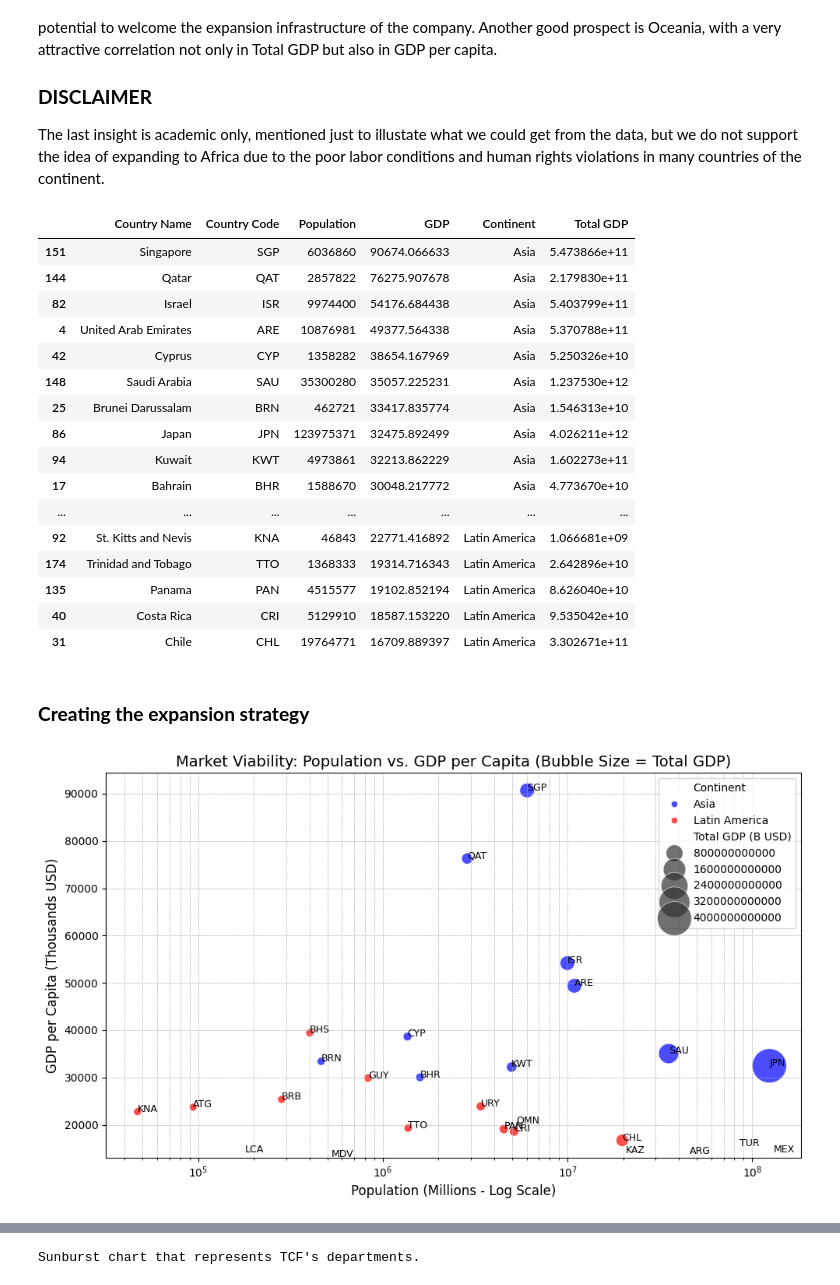
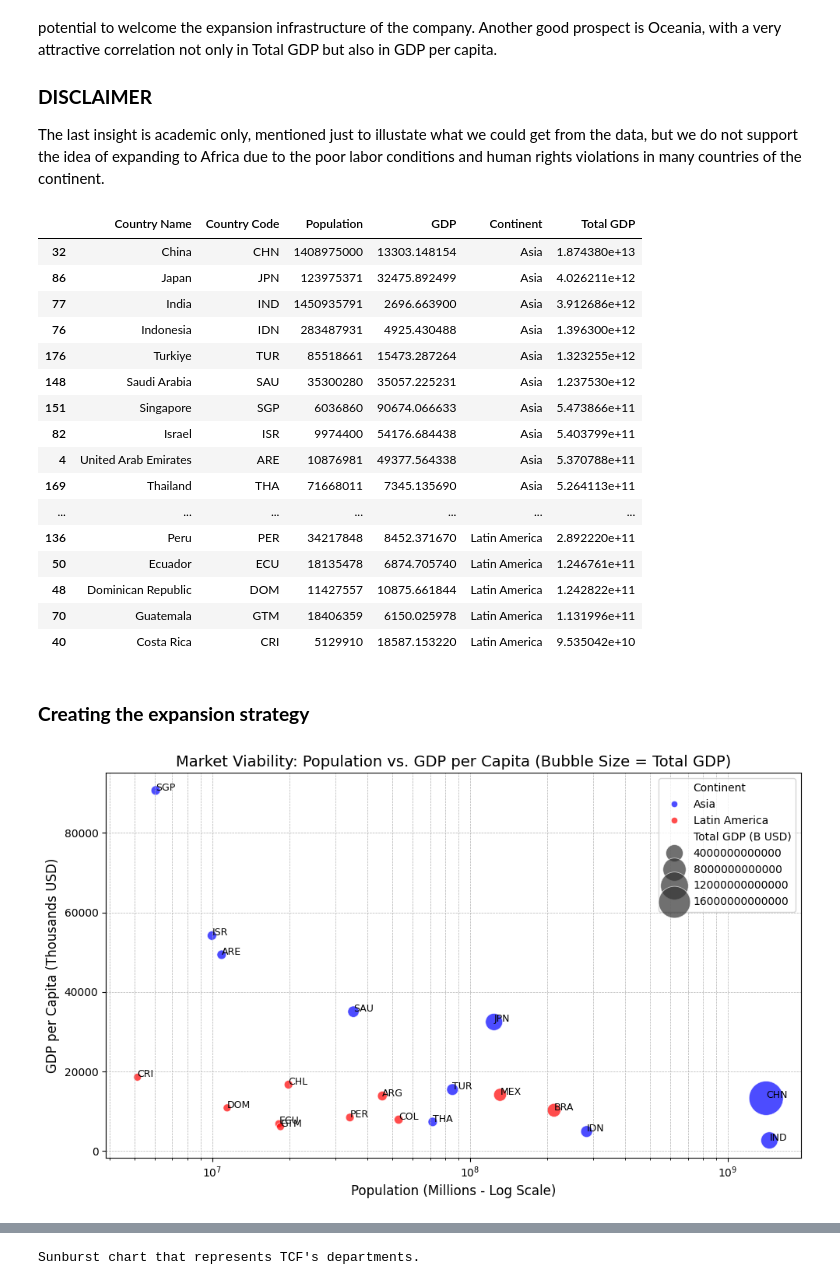
Before and after one commit to monroyminerodiego/visualization-tools-IX, a Jupyter notebook: ML/U2/PortfolioU2/01_hierarchical_analysis_part2.ipynb, the cells around one changed output, grey strips where cells are left out. Cells and saved outputs as stored; diff of their text form; code cells hidden in the pictures.

```diff
--- a/ML/U2/PortfolioU2/01_hierarchical_analysis_part2.ipynb
+++ b/ML/U2/PortfolioU2/01_hierarchical_analysis_part2.ipynb
@@ -290,61 +290,61 @@ As additional insights, entering in the African market with very low cost produc
 The last insight is academic only, mentioned just to illustate what we could get from the data, but we do not support the idea of expanding to Africa due to the poor labor conditions and human rights violations in many countries of the continent.
 # %%
 filtered_df = countries_df[countries_df['Continent'].isin(['Asia', 'Latin America'])]
-filtered_df = filtered_df.sort_values(by=['GDP'], axis=0, ascending=False)
-asia_df = filtered_df[filtered_df['Continent'] == 'Asia'].sort_values(by=['GDP'], ascending=False).head(10)
-latam_df = filtered_df[filtered_df['Continent'] == 'Latin America'].sort_values(by=['GDP'], ascending=False).head(10)
+filtered_df = filtered_df.sort_values(by=['Total GDP'], axis=0, ascending=False)
+asia_df = filtered_df[filtered_df['Continent'] == 'Asia'].sort_values(by=['Total GDP'], ascending=False).head(10)
+latam_df = filtered_df[filtered_df['Continent'] == 'Latin America'].sort_values(by=['Total GDP'], ascending=False).head(10)
 top_df = pd.concat(objs=[asia_df, latam_df])
 top_df
 # %% [output]
 |  | Country Name | Country Code | Population | GDP | Continent | Total GDP |
+| 32 | China | CHN | 1408975000 | 13303.148154 | Asia | 1.874380e+13 |
+| 86 | Japan | JPN | 123975371 | 32475.892499 | Asia | 4.026211e+12 |
+| 77 | India | IND | 1450935791 | 2696.663900 | Asia | 3.912686e+12 |
+| 76 | Indonesia | IDN | 283487931 | 4925.430488 | Asia | 1.396300e+12 |
+| 176 | Turkiye | TUR | 85518661 | 15473.287264 | Asia | 1.323255e+12 |
+| 148 | Saudi Arabia | SAU | 35300280 | 35057.225231 | Asia | 1.237530e+12 |
 | 151 | Singapore | SGP | 6036860 | 90674.066633 | Asia | 5.473866e+11 |
-| 144 | Qatar | QAT | 2857822 | 76275.907678 | Asia | 2.179830e+11 |
 | 82 | Israel | ISR | 9974400 | 54176.684438 | Asia | 5.403799e+11 |
 | 4 | United Arab Emirates | ARE | 10876981 | 49377.564338 | Asia | 5.370788e+11 |
-| 42 | Cyprus | CYP | 1358282 | 38654.167969 | Asia | 5.250326e+10 |
-| 148 | Saudi Arabia | SAU | 35300280 | 35057.225231 | Asia | 1.237530e+12 |
-| 25 | Brunei Darussalam | BRN | 462721 | 33417.835774 | Asia | 1.546313e+10 |
-| 86 | Japan | JPN | 123975371 | 32475.892499 | Asia | 4.026211e+12 |
-| 94 | Kuwait | KWT | 4973861 | 32213.862229 | Asia | 1.602273e+11 |
-| 17 | Bahrain | BHR | 1588670 | 30048.217772 | Asia | 4.773670e+10 |
+| 169 | Thailand | THA | 71668011 | 7345.135690 | Asia | 5.264113e+11 |
 | ... | ... | ... | ... | ... | ... | ... |
-| 92 | St. Kitts and Nevis | KNA | 46843 | 22771.416892 | Latin America | 1.066681e+09 |
-| 174 | Trinidad and Tobago | TTO | 1368333 | 19314.716343 | Latin America | 2.642896e+10 |
-| 135 | Panama | PAN | 4515577 | 19102.852194 | Latin America | 8.626040e+10 |
+| 136 | Peru | PER | 34217848 | 8452.371670 | Latin America | 2.892220e+11 |
+| 50 | Ecuador | ECU | 18135478 | 6874.705740 | Latin America | 1.246761e+11 |
+| 48 | Dominican Republic | DOM | 11427557 | 10875.661844 | Latin America | 1.242822e+11 |
+| 70 | Guatemala | GTM | 18406359 | 6150.025978 | Latin America | 1.131996e+11 |
 | 40 | Costa Rica | CRI | 5129910 | 18587.153220 | Latin America | 9.535042e+10 |
-| 31 | Chile | CHL | 19764771 | 16709.889397 | Latin America | 3.302671e+11 |
 # %% [markdown]
 ### **Creating the expansion strategy**
 # %%
 # Calculate the new variable: Total GDP (in Billions USD)
 # (Population in M * GDP per Capita in k USD) -> Billion USD
 filtered_df['Total GDP (B USD)'] = filtered_df['Population'] * filtered_df['GDP']
 top_df['Total GDP (B USD)'] = top_df['Population'] * top_df['GDP']
 
 # --- VISUALIZATION 1: External Viability (Scatter Plot) ---
 plt.figure(figsize=(10, 6))
 # Use log scale for Population to handle the wide range of values effectively
 scatter = sns.scatterplot(
     data=top_df,
     x='Population',
     y='GDP',
     size='Total GDP (B USD)',
     hue='Continent',
     sizes=(50, 1000), # Define min/max size for markers
     alpha=0.7,
     palette={'Latin America': 'red', 'Asia': 'blue'}
 )
 
 # Add annotations (country codes)
-for i, row in filtered_df.iterrows():
+for i, row in top_df.iterrows():
     plt.annotate(row['Country Code'], (row['Population'], row['GDP']), fontsize=9)
 
 plt.title('Market Viability: Population vs. GDP per Capita (Bubble Size = Total GDP)', fontsize=14)
 plt.xlabel('Population (Millions - Log Scale)', fontsize=12)
 plt.ylabel('GDP per Capita (Thousands USD)', fontsize=12)
 plt.xscale('log')
 plt.grid(True, which="both", ls="--", linewidth=0.5)
 plt.tight_layout()
 plt.show()
 # %% [output]
-[figure, old version]
+[figure, new version]
```
Also changed, not shown: parts of 8 cells of this notebook, 2 other files.
